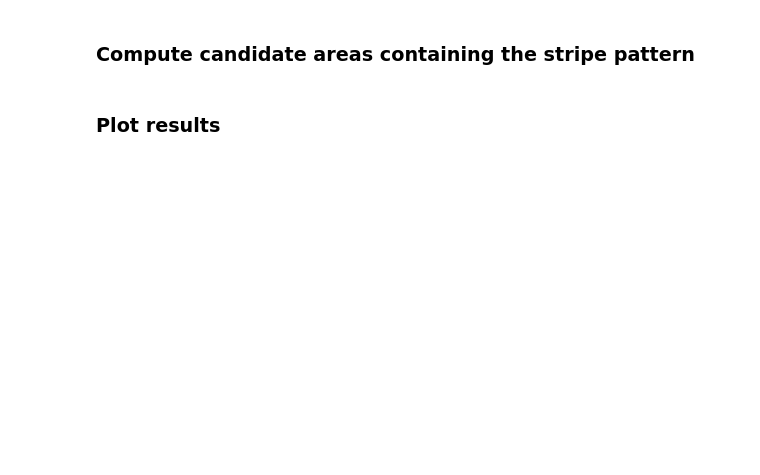
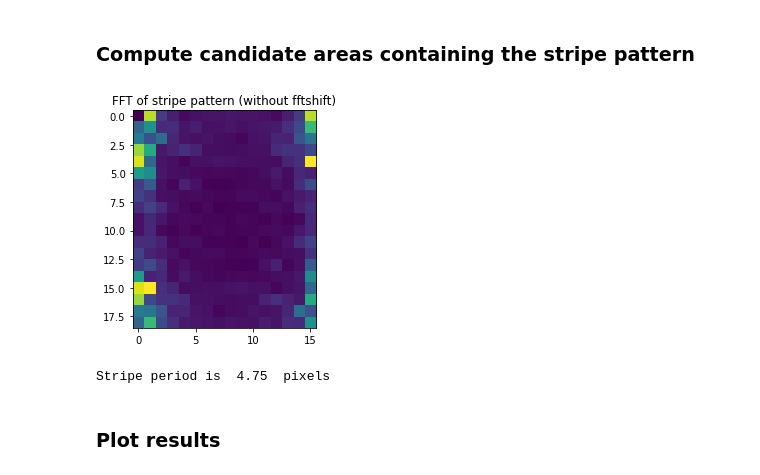
Before and after one commit to sheilsarda/CV_Fundamentals, a Jupyter notebook: PS7/scripts/PS7_vF.ipynb, the cells around one changed output. Drawn from its saved outputs; the diff is of its cells as text; code cells hidden in the pictures; blank space fills up the shorter version.

```diff
--- a/PS7/scripts/PS7_vF.ipynb
+++ b/PS7/scripts/PS7_vF.ipynb
@@ -449,7 +452,11 @@ def determineStripePeriod(pattern_image_path):
   ''' INSERT YOUR CODE HERE '''
   # Get the frequency along the y axis with the highest amplitude
 
+  max_amplitude = int(np.where(fft_mag == np.amax(fft_mag))[0])
+  omega = 2 * np.pi * max_amplitude / fft_size[0]
+
   # Using the frequency recover the period T_y of the pattern in pixels
+  T_y = 2 * np.pi / omega
 
   ''' END YOUR CODE '''
 
@@ -484,19 +494,38 @@ plt.show()
 # %%
 # Find out period of stripes
 T_y = determineStripePeriod("stripe_pattern.jpg")
 print("Stripe period is ",T_y, " pixels")
 #Generate vertical Gabor filter for T_y
 g1,g2 = gaborFilter2D(T_y, 90, T_y/np.sqrt(2), 3*round(T_y))
 
 ''' INSERT YOUR CODE HERE '''
 # Convolve the grayscale image with the gabor filter and compute
 # the magnitude (mag) of the response
 
+image = torch.FloatTensor(im_red).unsqueeze(0).unsqueeze(0)
+image = torch.nn.Parameter(data = image, requires_grad = False).cuda()
+
+g1 = torch.FloatTensor(g1).unsqueeze(0).unsqueeze(0)
+g1 = torch.nn.Parameter(data = g1, requires_grad = False).cuda()
+
+g2 = torch.FloatTensor(g2).unsqueeze(0).unsqueeze(0)
+g2 = torch.nn.Parameter(data = g2, requires_grad = False).cuda()
+
+convolved_real = torch.nn.functional.conv2d(image, g1, padding = int(T_y / 2)).cuda()
+convolved_imag = torch.nn.functional.conv2d(image, g2, padding = int(T_y / 2)).cuda()
+mag = torch.sqrt(torch.square(convolved_real) + torch.square(convolved_imag)).cpu()
+
+real = convolved_real.squeeze(0).squeeze(0).cpu()
+imag = convolved_imag.squeeze(0).squeeze(0).cpu()
+mag = mag.squeeze(0).squeeze(0).cpu().numpy()
 
 ''' END YOUR CODE '''
 
 # Create mask with all the candidate points
 mask = mag>0.70*np.max(mag[:])
+# %% [output]
+[figure, added]
+Stripe period is  4.75  pixels
 # %% [markdown]
 ### Plot results
 # %%
```
Also changed, not shown: parts of 5 cells of this notebook.
